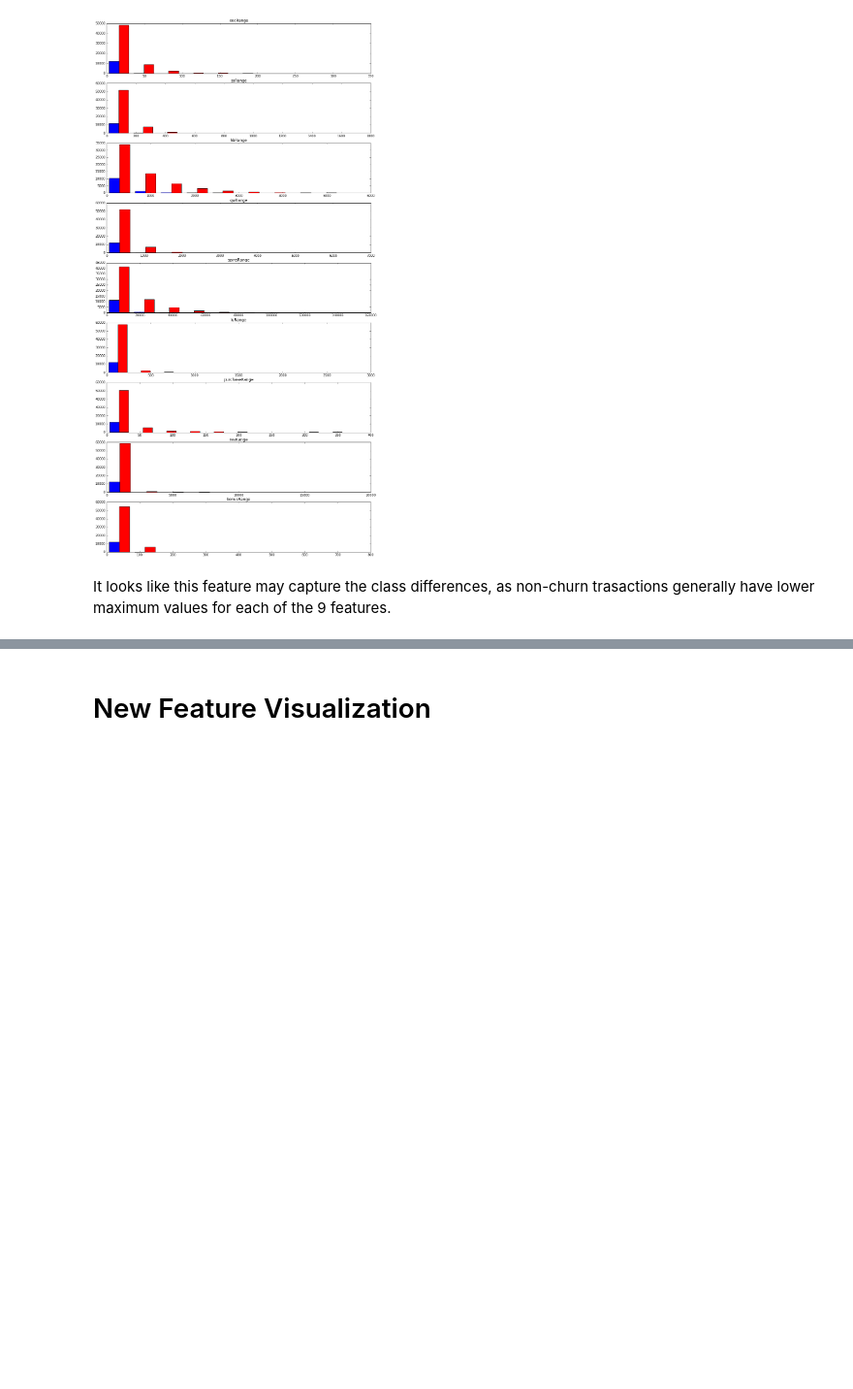
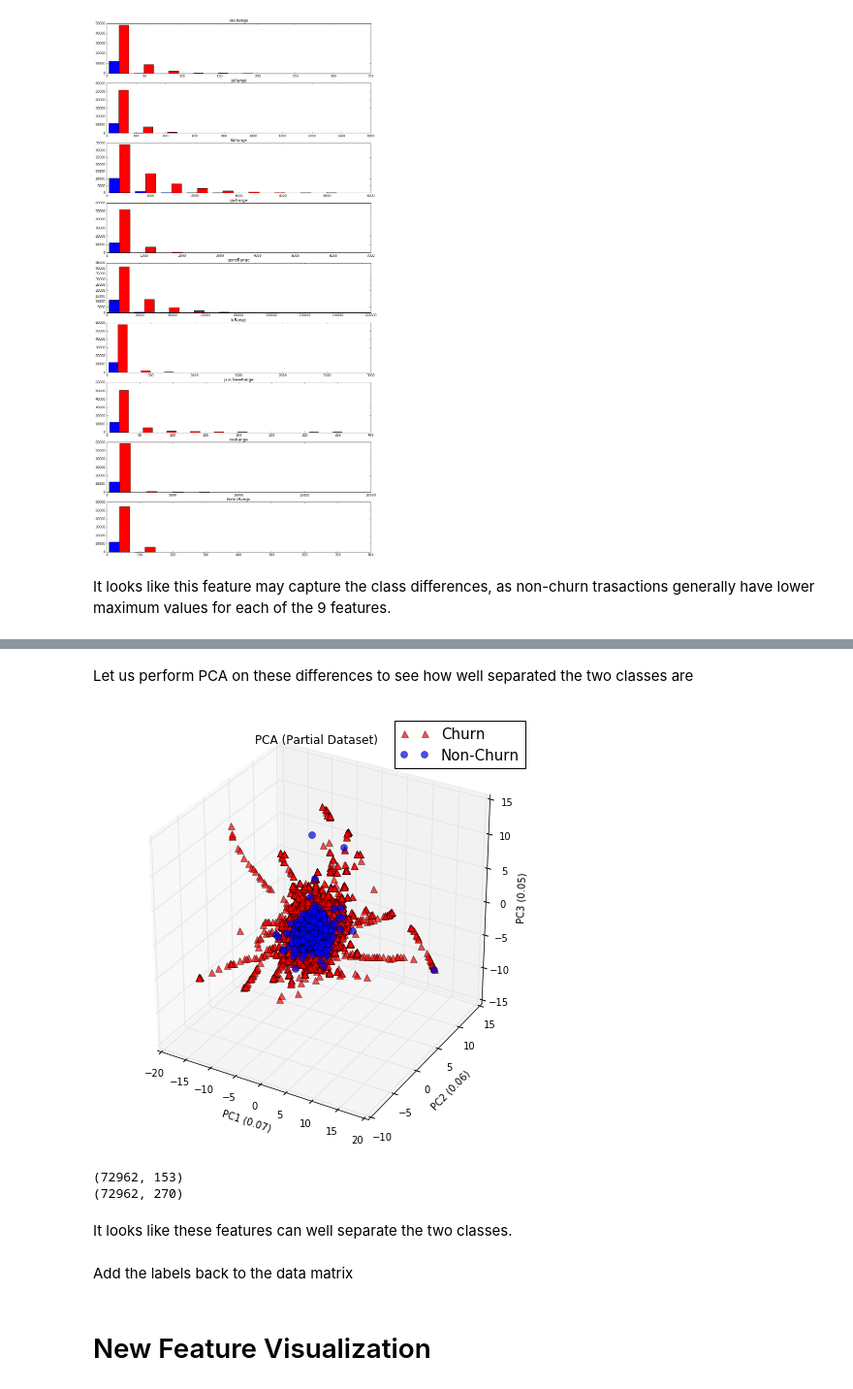
Before and after one commit to CalvinTChi/Player-Churn-Prediction, a Jupyter notebook: Calvin/Exploratory_Data_Analysis.ipynb, the cells around one changed output, grey strips where cells are left out. Shown at 97% size. Drawn from its saved outputs; the diff is of its cells as text; code cells hidden in the pictures; blank space fills up the shorter version.

```diff
--- a/Calvin/Exploratory_Data_Analysis.ipynb
+++ b/Calvin/Exploratory_Data_Analysis.ipynb
@@ -601,0 +613,2 @@ pickle.dump(newData, open(dataDir + "data.p", 'wb'))
+# %%
+subset = data.iloc[:, 8:134]
@@ -601,0 +617,13 @@ pickle.dump(newData, open(dataDir + "data.p", 'wb'))
+# %%
+originalFeatures = subset.columns.values.tolist()
+newFeatureName = [x + "Diff" for x in originalFeatures]
+newFeatures = pd.DataFrame()
+
+for i in range(0, 126, 14):
+    sub = subset.iloc[:, i:i+14]
+    sub = sub.diff(axis=1)
+    newFeatures = pd.concat([newFeatures, sub], axis=1)
+
+newFeatures.columns = newFeatureName
+newFeatures.dropna(inplace=True, axis=1)
+newFeatures.head()
@@ -601,0 +638,32 @@ pickle.dump(newData, open(dataDir + "data.p", 'wb'))
+# %% [markdown]
+Let us perform PCA on these differences to see how well separated the two classes are
+# %%
+diff = pp.scale(newFeatures)
+pca = PCA(n_components=117, whiten=True)
+pca_transformed = pca.fit_transform(diff)
+
+fig = plt.figure(figsize=(8,8))
+ax = fig.add_subplot(111, projection='3d')
+posIdx = np.where(y1 == 1)[0]
+negIdx = np.where(y1 == 0)[0]
+ax.plot(pca_transformed[negIdx,0], pca_transformed[negIdx, 1], pca_transformed[negIdx, 2], '^',
+        markersize=7, alpha=0.7, color='red', label='Churn')
+ax.plot(pca_transformed[posIdx, 0], pca_transformed[posIdx, 1], pca_transformed[posIdx, 2], 'o',
+        markersize=7, color='blue', alpha=0.7, label='Non-Churn')
+ax.set_xlabel('PC1 (%.2f)' % (pca.explained_variance_ratio_[0]))
+ax.set_ylabel('PC2 (%.2f)'% (pca.explained_variance_ratio_[1]))
+ax.set_zlabel('PC3 (%.2f)' % (pca.explained_variance_ratio_[2]))
+plt.title("PCA (Partial Dataset)")
+ax.legend(loc='upper right')
+plt.show()
+# %% [output]
+[figure, added]
+# %%
+newData = pd.concat([data, newFeatures], axis=1)
+print(data.shape)
+print(newData.shape)
+# %% [output]
+(72962, 153)
+(72962, 270)
+# %% [markdown]
+It looks like these features can well separate the two classes.
@@ -601,0 +672,2 @@ pickle.dump(newData, open(dataDir + "data.p", 'wb'))
+# %% [markdown]
+Add the labels back to the data matrix
```
Also changed, not shown: parts of 28 cells of this notebook.
